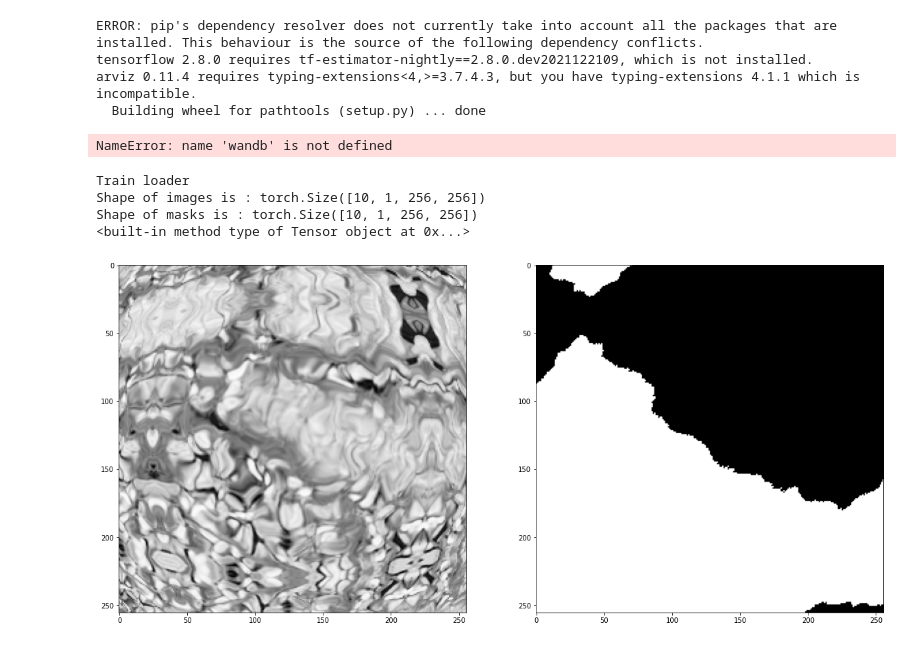
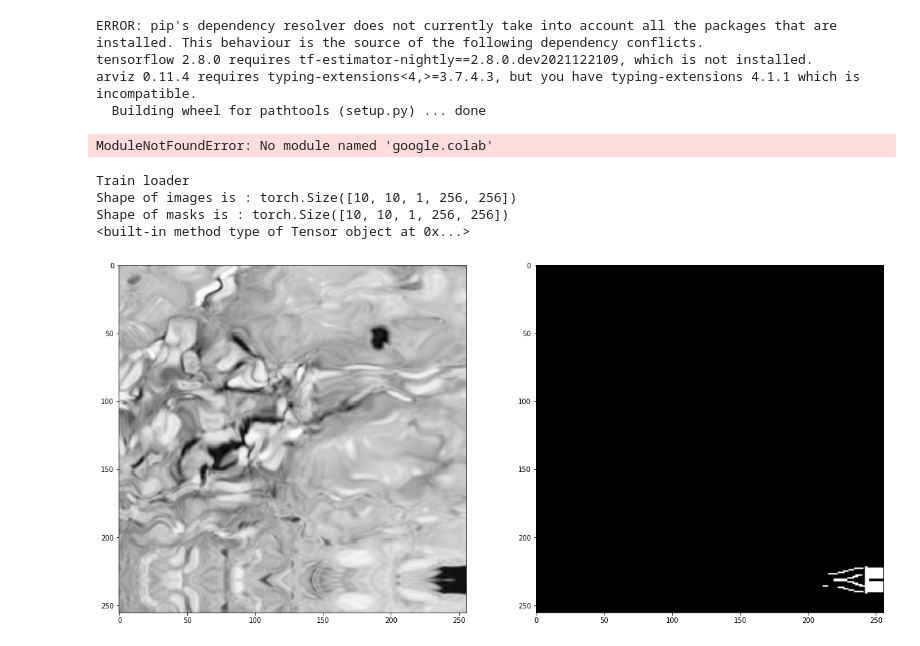
Before and after one commit to Albly/Tissue_segmentation, a Jupyter notebook: main.ipynb, the cells around one changed output. Cells and saved outputs as stored; diff of their text form; code cells hidden in the pictures.

Commit message:
multiple crops for an image

```diff
--- a/main.ipynb
+++ b/main.ipynb
@@ -29,19 +31,17 @@ from copy import copy
 # %%
 # TODO wandb is ok or tensorboard?
-USE_WANDB_LOGGER = True
+USE_WANDB_LOGGER = False
 if USE_WANDB_LOGGER:
     wandb.init(project="Tissue_segmentation", entity="sk_team")
-# %% [output]
-NameError: name 'wandb' is not defined
 # %%
 '''Unzip dataset on your drive or add shortcut from shared files'''
 from google.colab import drive
 drive.mount('/content/drive')
 %cd drive/MyDrive/
 
-data_path = 'tissue-segment/'
-
 #!git clone https://github.com/Albly/Tissue_segmentation.git
+# %% [output]
+ModuleNotFoundError: No module named 'google.colab'
 # %%
 class Tissue_Dataset(Dataset):
     def __init__(self, path, transform = None):
@@ -58,6 +58,7 @@ class Tissue_Dataset(Dataset):
 
         self.files = images_tmp
         self.transform = transform
+        self.n_crops = 10
 
 
     def __len__(self):
@@ -69,14 +70,15 @@ class Tissue_Dataset(Dataset):
         mask = cv2.threshold(mask,122,255,cv2.THRESH_BINARY)[1]     # binirize mask to [0;255] using threshold 122
 
         if self.transform is not None:
-            transformed = self.transform(image=image, mask = mask)  # do augmentation
-            image = transformed['image']
-            mask = transformed['mask']
+            I,M = [],[]
+            for i in range(self.n_crops):
+                transformed = self.transform(image=image, mask = mask)  # do augmentation
+                image = transformed['image']
+                mask = transformed['mask']
+                I.append(image)
+                M.append(mask)
 
-        image, mask = torch.tensor(image), torch.tensor(mask).type(torch.float32)       # tranform from np to torch
-
-        return torch.unsqueeze(image, dim = 0), torch.unsqueeze(mask, dim =0) # output with shape of [N,C,W,H]
-
+        return torch.unsqueeze(torch.tensor(np.array(I)),dim=1),torch.unsqueeze(torch.tensor(np.array(M)),dim=1).type(torch.float32) #[batch*crops*C*H*W]
 
 def get_transforms(train_patch_size = 64, test_patch_size = 1500):
     '''returns augmentations transforms for both datasets
@@ -127,33 +129,33 @@ trainLoader, testLoader = prepare_DataLoaders(path = data_path,
 # %%
 plt.figure(figsize=(20,20))
 mask = None
 for image,mask in trainLoader:
     print('Train loader')
     print('Shape of images is :', image.shape)
     print('Shape of masks is :', mask.shape)
     print(image.type)
     plt.subplot(1,2,1)
-    plt.imshow(image[0,0], cmap= 'Greys')
+    plt.imshow(image[0,0,0], cmap= 'Greys')
     plt.subplot(1,2,2)
-    plt.imshow(mask[0,0], cmap= 'Greys')
+    plt.imshow(mask[0,0,0], cmap= 'Greys')
     break
 
 # plt.figure()
 # for image,mask in testLoader:
 #     print('Test loader')
 #     print('Shape of images is :', image.shape)
 #     print('Shape of masks is :', mask.shape)
 #     plt.subplot(1,2,1)
 #     plt.imshow(image[0,0], cmap= 'Greys')
 #     plt.subplot(1,2,2)
 #     plt.imshow(mask[0,0], cmap= 'Greys')
 #     break
 # %% [output]
 Train loader
-Shape of images is : torch.Size([10, 1, 256, 256])
-Shape of masks is : torch.Size([10, 1, 256, 256])
+Shape of images is : torch.Size([10, 10, 1, 256, 256])
+Shape of masks is : torch.Size([10, 10, 1, 256, 256])
 <built-in method type of Tensor object at 0x...>
-[figure, old version]
+[figure, new version]
 # %%
 import torch
 from loss import *
```
Also changed, not shown: parts of 1 cell of this notebook.
